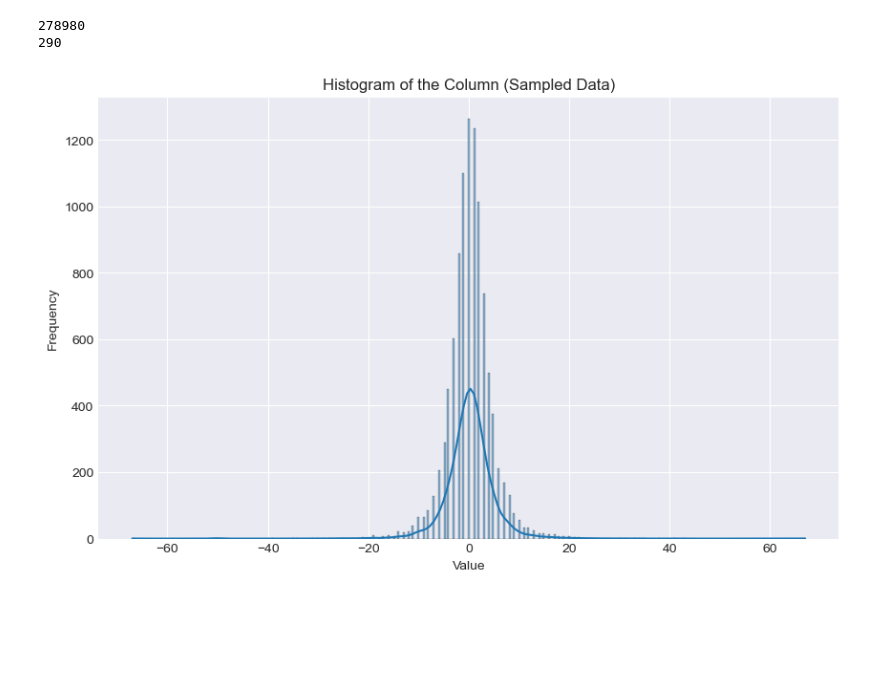
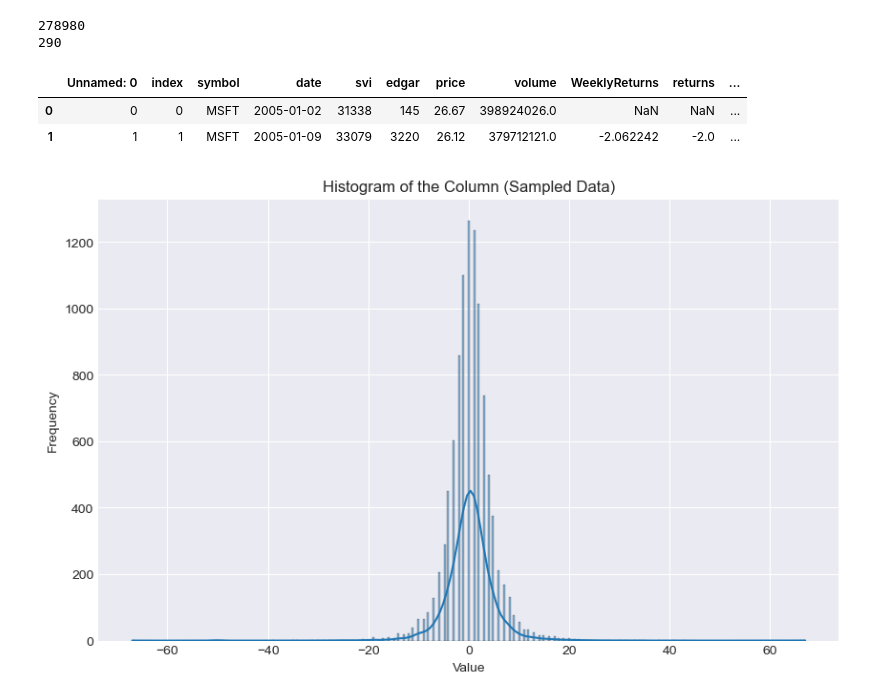
Before and after one commit to nikanhg/investor-attention-returns-patern, a Jupyter notebook: model/LSTM-classification.ipynb, the cells around one changed output. Saved outputs shown, nothing was run; the diff lists cells and outputs as text; code cells hidden in the pictures; blank space fills up the shorter version.

```diff
--- a/model/LSTM-classification.ipynb
+++ b/model/LSTM-classification.ipynb
@@ -100,3 +103,12 @@ df.to_csv("../data/new_dataset.csv")
+# %%
+cap_df = pd.read_csv('../data/companies_after_2005.csv')
+cap_df.rename(columns={'Symbol':'symbol'}, inplace=True)
+df_total = pd.merge(df, cap_df[['symbol', 'capitalization']], on='symbol', how='left')
+df_total.head(2)
+# %% [output]
+|  | Unnamed: 0 | index | symbol | date | svi | edgar | price | volume | WeeklyReturns | returns | ... |
+| 0 | 0 | 0 | MSFT | 2005-01-02 | 31338 | 145 | 26.67 | 398924026.0 | NaN | NaN | ... |
+| 1 | 1 | 1 | MSFT | 2005-01-09 | 33079 | 3220 | 26.12 | 379712121.0 | -2.062242 | -2.0 | ... |
 # %%
 
 column_data = df['returns']
```
Also changed, not shown: parts of 41 cells of this notebook, 6 other files.
